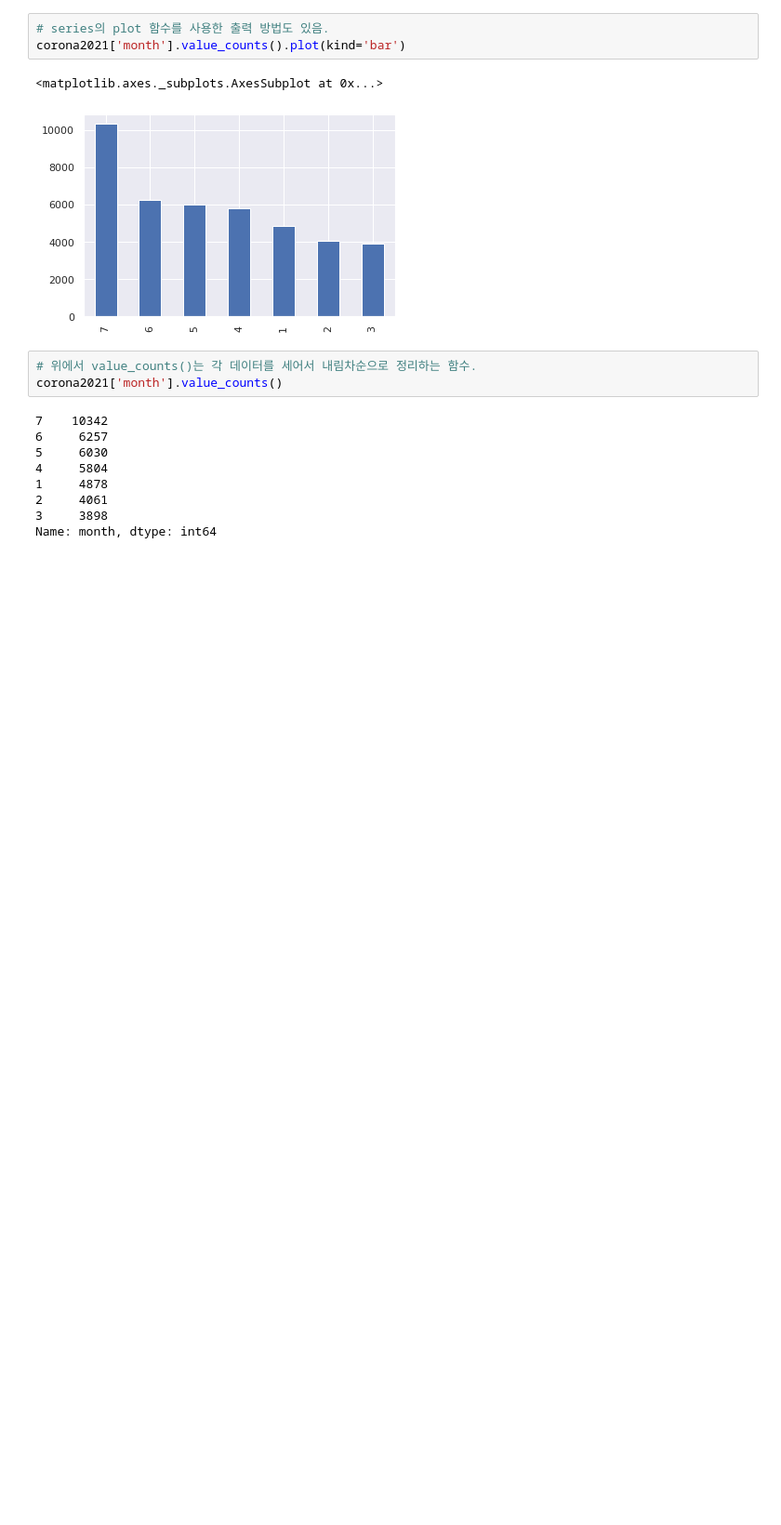
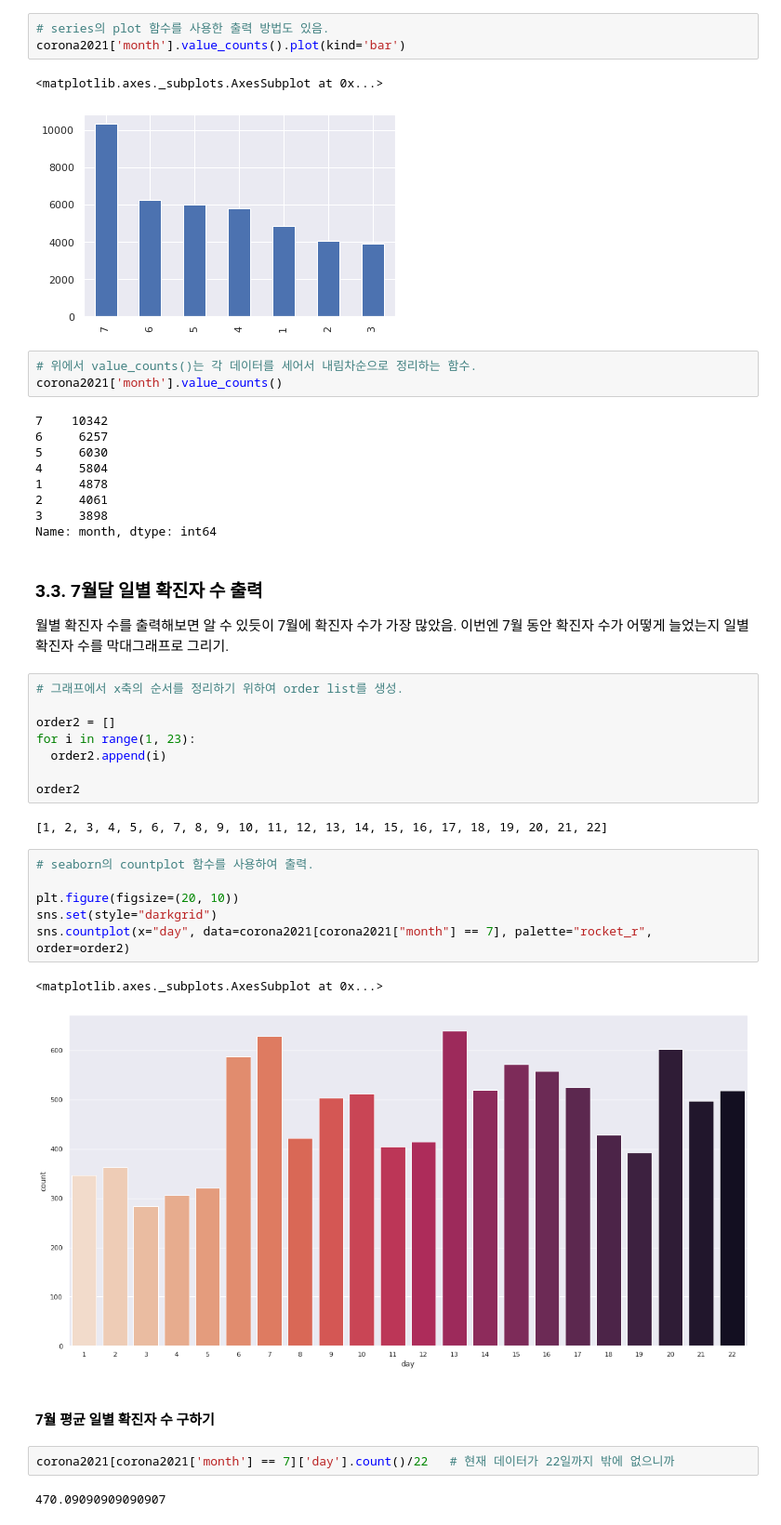
Before and after one commit to devssom/data-analysis, a Jupyter notebook: 코로나_확진자_데이터_분석.ipynb, the cells around one changed output. Shown: that part at 93% size. Drawn from its saved outputs; the diff is of its cells as text; blank space fills up the shorter version.

```diff
--- a/코로나_확진자_데이터_분석.ipynb
+++ b/코로나_확진자_데이터_분석.ipynb
@@ -229,3 +229,33 @@ corona2021['month'].value_counts()
 2     4061
 3     3898
 Name: month, dtype: int64
+# %% [markdown]
+### 3.3. 7월달 일별 확진자 수 출력
+
+월별 확진자 수를 출력해보면 알 수 있듯이 7월에 확진자 수가 가장 많았음.
+이번엔 7월 동안 확진자 수가 어떻게 늘었는지 일별 확진자 수를 막대그래프로 그리기.
+# %%
+# 그래프에서 x축의 순서를 정리하기 위하여 order list를 생성.
+
+order2 = []
+for i in range(1, 23):
+  order2.append(i)
+
+order2
+# %% [output]
+[1, 2, 3, 4, 5, 6, 7, 8, 9, 10, 11, 12, 13, 14, 15, 16, 17, 18, 19, 20, 21, 22]
+# %%
+# seaborn의 countplot 함수를 사용하여 출력.
+
+plt.figure(figsize=(20, 10))
+sns.set(style="darkgrid")
+sns.countplot(x="day", data=corona2021[corona2021["month"] == 7], palette="rocket_r", order=order2)
+# %% [output]
+<matplotlib.axes._subplots.AxesSubplot at 0x...>
+[figure, added]
+# %% [markdown]
+#### 7월 평균 일별 확진자 수 구하기
+# %%
+corona2021[corona2021['month'] == 7]['day'].count()/22   # 현재 데이터가 22일까지 밖에 없으니까
+# %% [output]
+470.09090909090907
```
Also changed, not shown: parts of 27 cells of this notebook.
